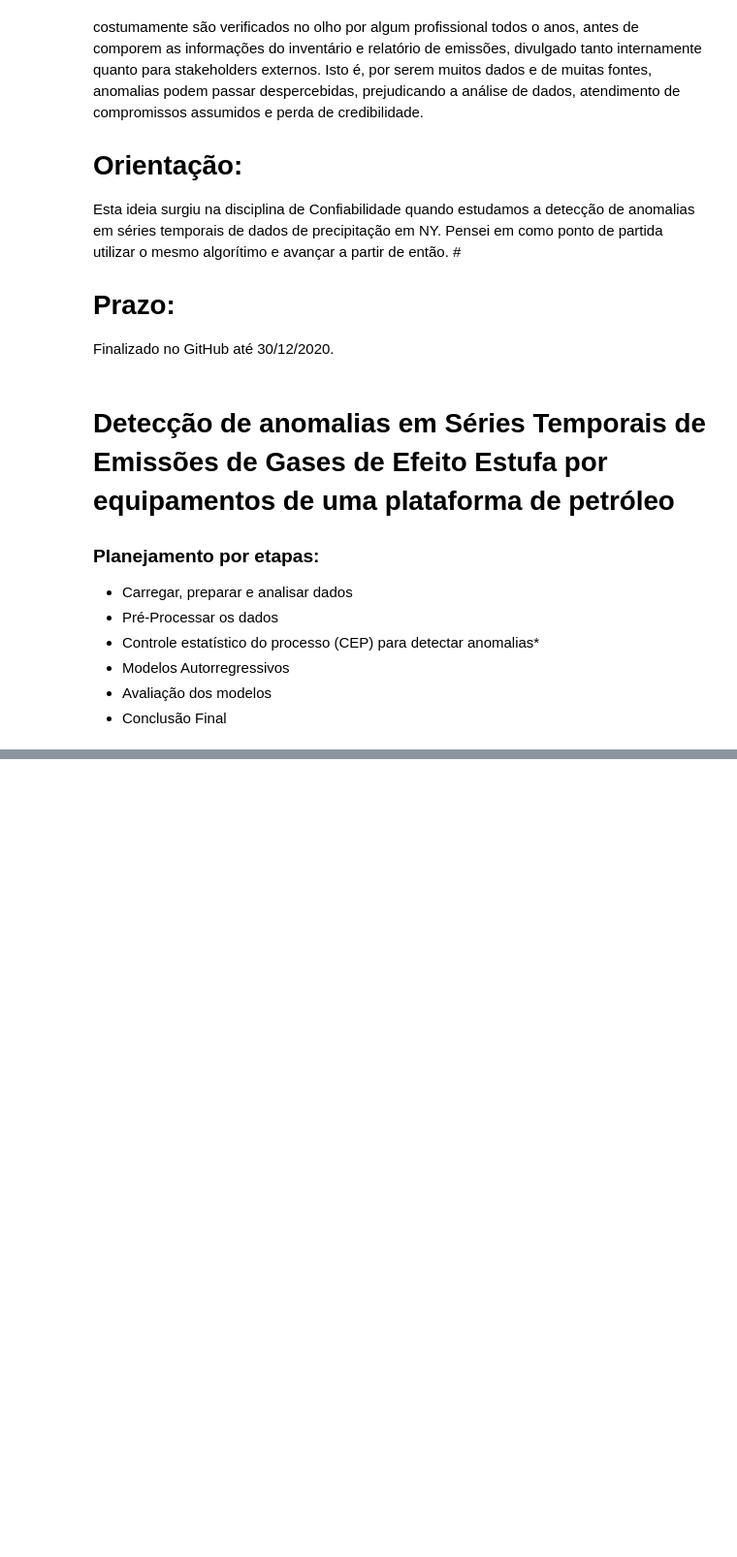
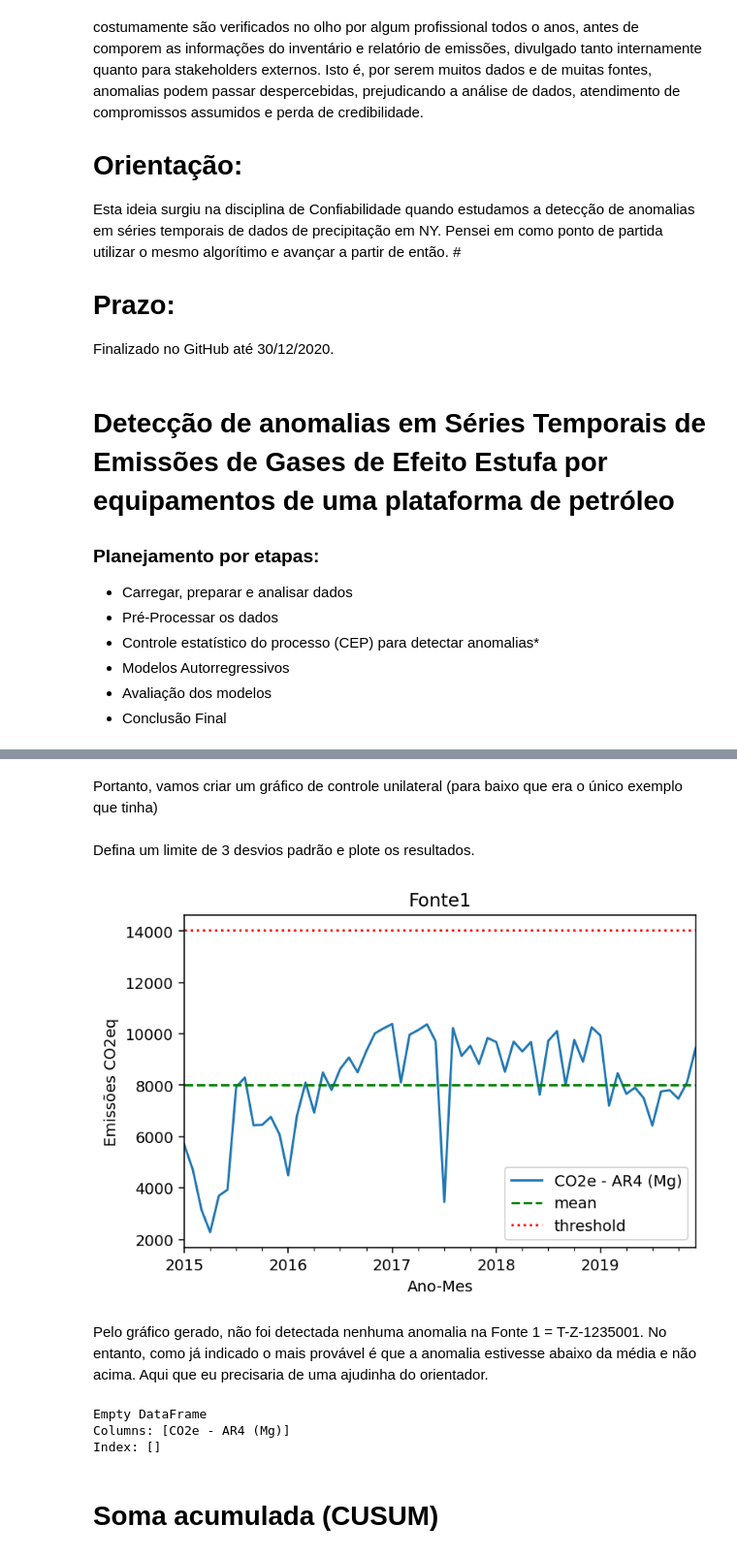
Before and after one commit to cobridi/detecao-anomalias-emissoes, a Jupyter notebook: deteção_anomalia_emissoes.ipynb, the cells around one changed output, grey strips where cells are left out. Shown at 97% size. Saved outputs shown, nothing was run; the diff lists cells and outputs as text; code cells hidden in the pictures; blank space fills up the shorter version.

```diff
--- a/deteção_anomalia_emissoes.ipynb
+++ b/deteção_anomalia_emissoes.ipynb
@@ -36,0 +331,51 @@ Finalizado no GitHub até 30/12/2020.
+# %% [markdown]
+Portanto, vamos criar um gráfico de controle unilateral (para baixo que era o único exemplo que tinha)
+# %%
+def control_plot(time_series, threshold):
+    '''
+    Creates a one-sided control plot from a time series
+    (that is, plots threshold above the mean but not below)
+    Also, returns list of points that exceed the threshold
+    i.e., points for which the value > mean + threshold*(standard deviation)
+
+    Args:
+        time_series: (pandas dataframe; index column is date in datetime format and
+        column 0 is data)
+        threshold: z-score threshold for anomaly detection (float)
+
+    Returns:
+        Control plot of time_series
+        anomalies: anomalies that exceed threshold (pandas dataframe)
+    '''
+
+    mean_= time_series.iloc[:,0].mean()
+    stdev_= time_series.iloc[:,0].std()
+    cutoff = mean_+threshold*stdev_
+    plt.figure(dpi=140)
+    time_series.plot(ax=plt.gca())
+    plt.axhline(y=mean_, color='g', linestyle='--', label='mean')
+    # Use threshold to plot line at threshold*stdev_ times away from the mean
+    plt.axhline(y=cutoff, color='r', linestyle=':', label='threshold')
+    plt.legend(loc='best')
+    plt.title('Fonte1')
+    plt.ylabel('Emissões CO2eq')
+
+    # Create dataframe of anomalies that exceed the cutoff
+    anomalies = time_series[time_series.values > cutoff]
+    return anomalies
+# %% [markdown]
+Defina um limite de 3 desvios padrão e plote os resultados.
+# %%
+anomaly_fonte1 = control_plot(newdf_fonte1, 3)
+# %% [output]
+[figure, added]
+# %% [markdown]
+Pelo gráfico gerado, não foi detectada nenhuma anomalia na Fonte 1 = T-Z-1235001. No entanto, como já indicado o mais provável é que a anomalia estivesse abaixo da média e não acima. Aqui que eu precisaria de uma ajudinha do orientador.
+# %%
+print(anomaly_fonte1)
+# %% [output]
+Empty DataFrame
+Columns: [CO2e - AR4 (Mg)]
+Index: []
+# %% [markdown]
+# Soma acumulada (CUSUM)
```
Also changed, not shown: parts of 72 cells of this notebook.
